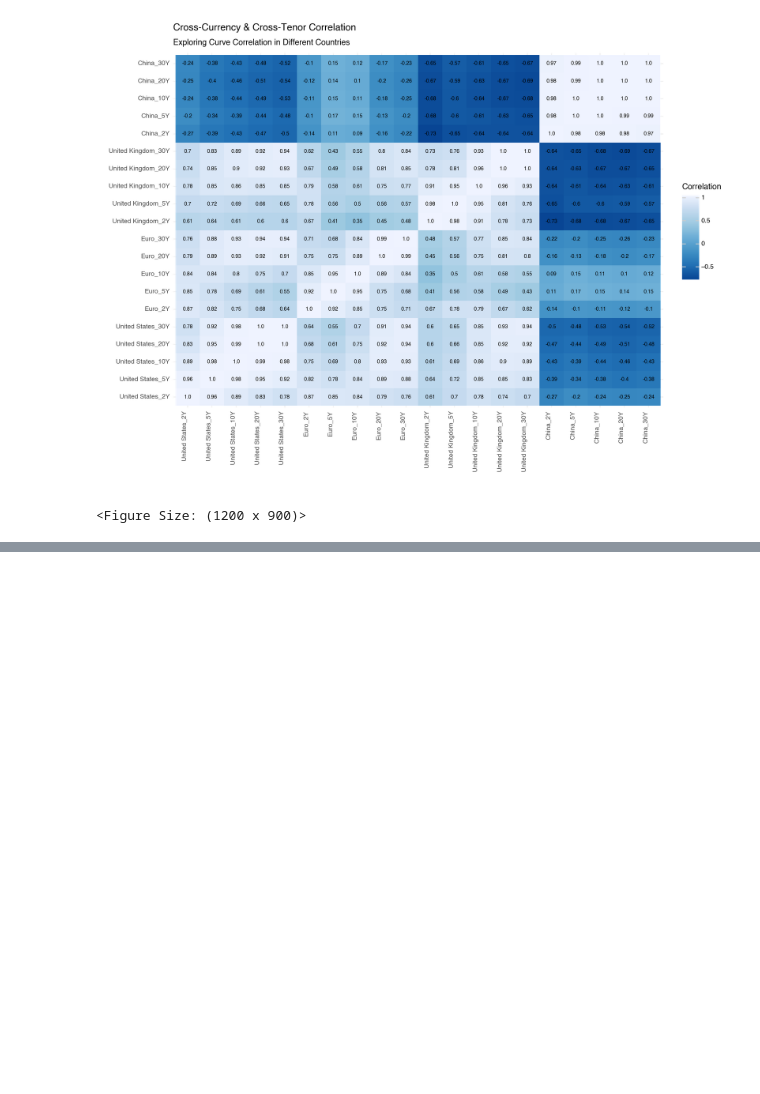
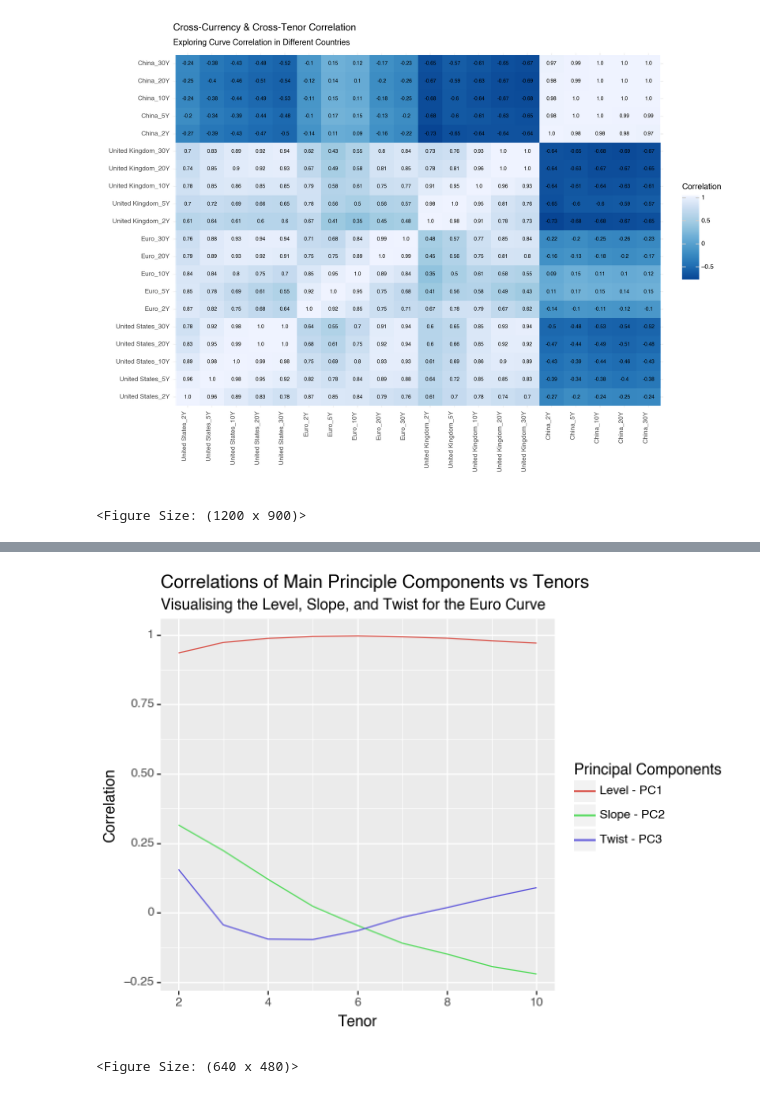
Before and after one commit to tomiadewusi/Case-Study, a Jupyter notebook: caseStudy1.ipynb, the cells around one changed output, grey strips where cells are left out. Cells and saved outputs as stored; diff of their text form; code cells hidden in the pictures; blank space fills up the shorter version.

```diff
--- a/caseStudy1.ipynb
+++ b/caseStudy1.ipynb
@@ -235 +243,10 @@ plotPcaTenorCorrelation(startTenor,endTenor,country,countriesDict)
 <Figure Size: (640 x 480)>
+# %%
+# Compute Slope
+startTenor = 2
+endTenor   = 10
+country = "Euro"
+plotPcaTenorCorrelation(startTenor,endTenor,country,countriesDict)
+# %% [output]
+[figure, added]
+<Figure Size: (640 x 480)>
```
Also changed, not shown: parts of 4 cells of this notebook.
